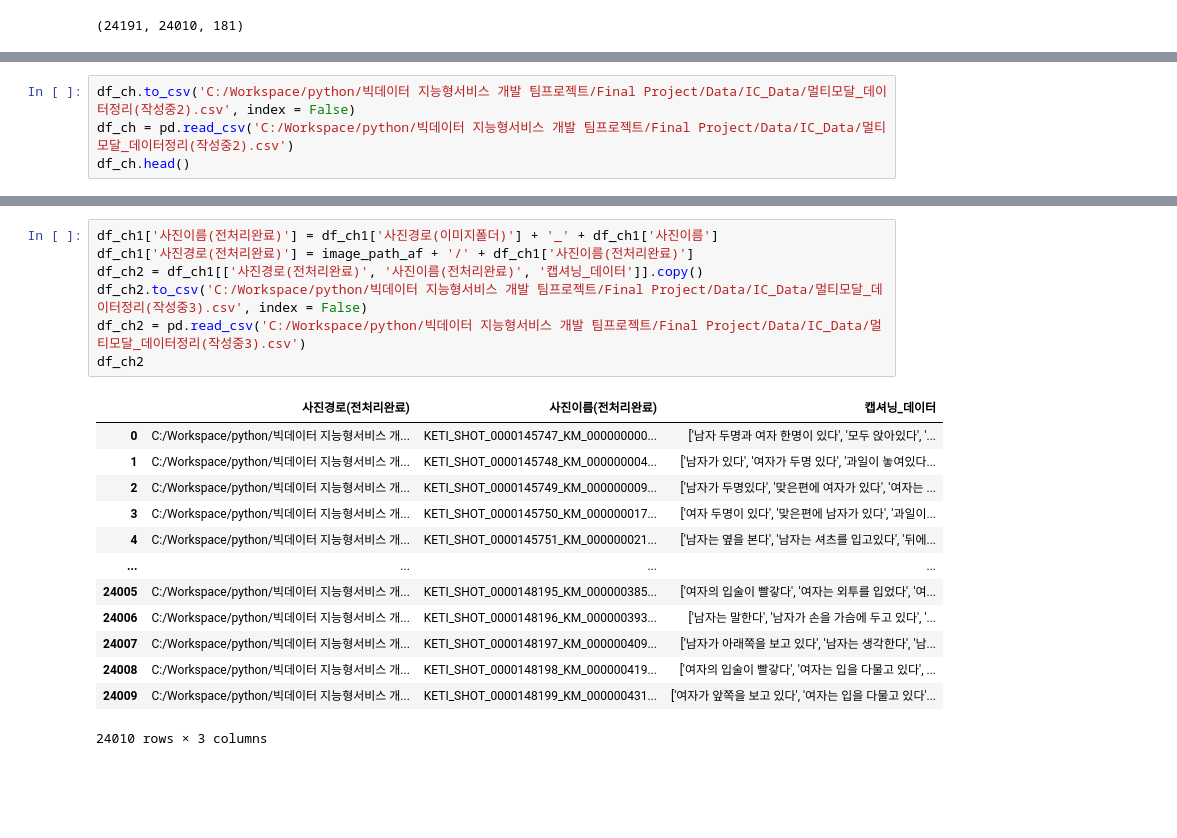
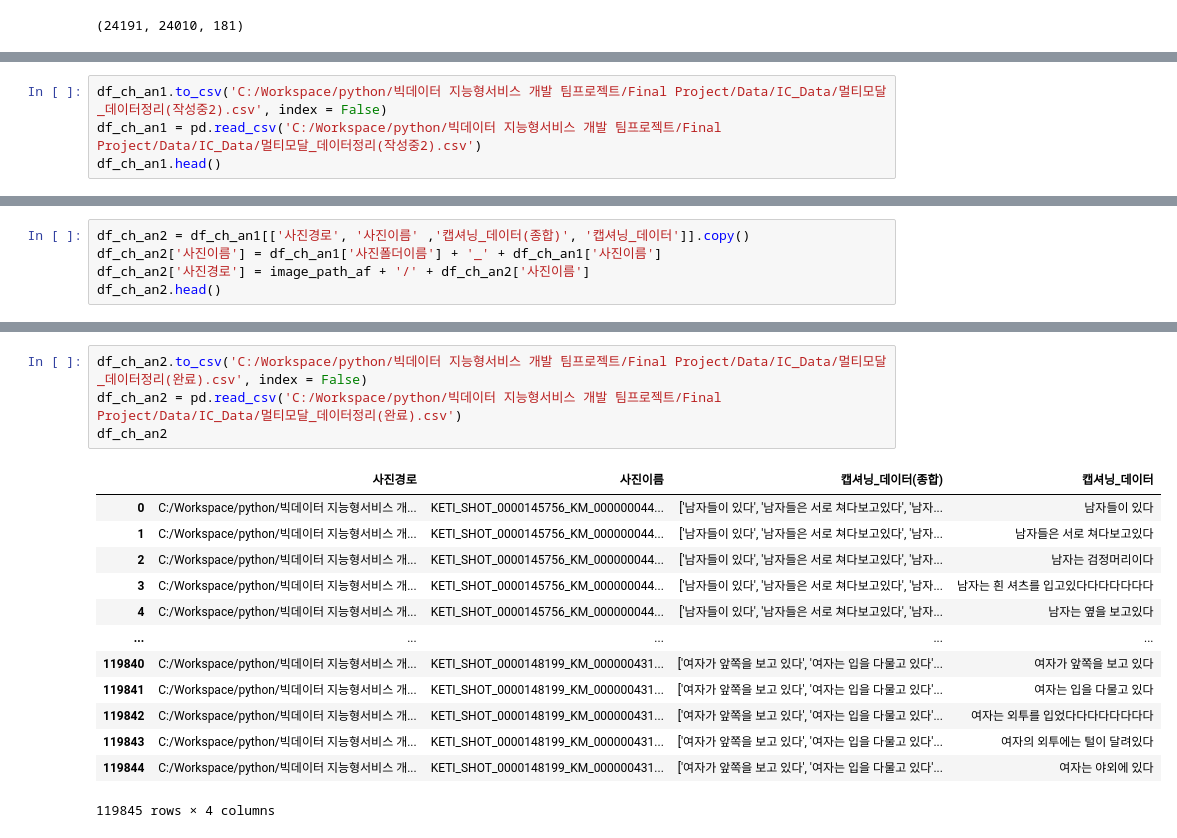
Before and after one commit to Bigdata92/Multicampus-Final_PleaseTell-, a Jupyter notebook: Image_Captioning/멀티모달 데이터 전처리01.ipynb, the cells around one changed output, grey strips where cells are left out. Drawn from its saved outputs; the diff is of its cells as text; blank space fills up the shorter version.

```diff
--- a/Image_Captioning/멀티모달 데이터 전처리01.ipynb
+++ b/Image_Captioning/멀티모달 데이터 전처리01.ipynb
@@ -202,5 +274,5 @@ Image.open(df_ch['사진경로(전체경로)'][n])
 # %%
-df_ch.to_csv('C:/Workspace/python/빅데이터 지능형서비스 개발 팀프로젝트/Final Project/Data/IC_Data/멀티모달_데이터정리(작성중2).csv', index = False)
-df_ch = pd.read_csv('C:/Workspace/python/빅데이터 지능형서비스 개발 팀프로젝트/Final Project/Data/IC_Data/멀티모달_데이터정리(작성중2).csv')
-df_ch.head()
+df_ch_an1.to_csv('C:/Workspace/python/빅데이터 지능형서비스 개발 팀프로젝트/Final Project/Data/IC_Data/멀티모달_데이터정리(작성중2).csv', index = False)
+df_ch_an1 = pd.read_csv('C:/Workspace/python/빅데이터 지능형서비스 개발 팀프로젝트/Final Project/Data/IC_Data/멀티모달_데이터정리(작성중2).csv')
+df_ch_an1.head()
 # %% [output]
@@ -233,0 +306,5 @@ for i in tqdm(range(len(df_ch['사진경로(전체경로)']))):
+# %%
+df_ch_an2 = df_ch_an1[['사진경로', '사진이름' ,'캡셔닝_데이터(종합)', '캡셔닝_데이터']].copy()
+df_ch_an2['사진이름'] = df_ch_an1['사진폴더이름'] + '_' + df_ch_an1['사진이름']
+df_ch_an2['사진경로'] = image_path_af + '/' + df_ch_an2['사진이름']
+df_ch_an2.head()
@@ -234,23 +419,20 @@ for i in tqdm(range(len(df_ch['사진경로(전체경로)']))):
 # %%
-df_ch1['사진이름(전처리완료)'] = df_ch1['사진경로(이미지폴더)'] + '_' + df_ch1['사진이름']
-df_ch1['사진경로(전처리완료)'] = image_path_af + '/' + df_ch1['사진이름(전처리완료)']
-df_ch2 = df_ch1[['사진경로(전처리완료)', '사진이름(전처리완료)', '캡셔닝_데이터']].copy()
-df_ch2.to_csv('C:/Workspace/python/빅데이터 지능형서비스 개발 팀프로젝트/Final Project/Data/IC_Data/멀티모달_데이터정리(작성중3).csv', index = False)
-df_ch2 = pd.read_csv('C:/Workspace/python/빅데이터 지능형서비스 개발 팀프로젝트/Final Project/Data/IC_Data/멀티모달_데이터정리(작성중3).csv')
-df_ch2
+df_ch_an2.to_csv('C:/Workspace/python/빅데이터 지능형서비스 개발 팀프로젝트/Final Project/Data/IC_Data/멀티모달_데이터정리(완료).csv', index = False)
+df_ch_an2 = pd.read_csv('C:/Workspace/python/빅데이터 지능형서비스 개발 팀프로젝트/Final Project/Data/IC_Data/멀티모달_데이터정리(완료).csv')
+df_ch_an2
 # %% [output]
-|  | 사진경로(전처리완료) | 사진이름(전처리완료) | 캡셔닝_데이터 |
-| 0 | C:/Workspace/python/빅데이터 지능형서비스 개... | KETI_SHOT_0000145747_KM_000000000... | ['남자 두명과 여자 한명이 있다', '모두 앉아있다', '... |
-| 1 | C:/Workspace/python/빅데이터 지능형서비스 개... | KETI_SHOT_0000145748_KM_000000004... | ['남자가 있다', '여자가 두명 있다', '과일이 놓여있다... |
-| 2 | C:/Workspace/python/빅데이터 지능형서비스 개... | KETI_SHOT_0000145749_KM_000000009... | ['남자가 두명있다', '맞은편에 여자가 있다', '여자는 ... |
-| 3 | C:/Workspace/python/빅데이터 지능형서비스 개... | KETI_SHOT_0000145750_KM_000000017... | ['여자 두명이 있다', '맞은편에 남자가 있다', '과일이... |
-| 4 | C:/Workspace/python/빅데이터 지능형서비스 개... | KETI_SHOT_0000145751_KM_000000021... | ['남자는 옆을 본다', '남자는 셔츠를 입고있다', '뒤에... |
-| ... | ... | ... | ... |
-| 24005 | C:/Workspace/python/빅데이터 지능형서비스 개... | KETI_SHOT_0000148195_KM_000000385... | ['여자의 입술이 빨갛다', '여자는 외투를 입었다', '여... |
-| 24006 | C:/Workspace/python/빅데이터 지능형서비스 개... | KETI_SHOT_0000148196_KM_000000393... | ['남자는 말한다', '남자가 손을 가슴에 두고 있다', '... |
-| 24007 | C:/Workspace/python/빅데이터 지능형서비스 개... | KETI_SHOT_0000148197_KM_000000409... | ['남자가 아래쪽을 보고 있다', '남자는 생각한다', '남... |
-| 24008 | C:/Workspace/python/빅데이터 지능형서비스 개... | KETI_SHOT_0000148198_KM_000000419... | ['여자의 입술이 빨갛다', '여자는 입을 다물고 있다', ... |
-| 24009 | C:/Workspace/python/빅데이터 지능형서비스 개... | KETI_SHOT_0000148199_KM_000000431... | ['여자가 앞쪽을 보고 있다', '여자는 입을 다물고 있다'... |
+|  | 사진경로 | 사진이름 | 캡셔닝_데이터(종합) | 캡셔닝_데이터 |
+| 0 | C:/Workspace/python/빅데이터 지능형서비스 개... | KETI_SHOT_0000145756_KM_000000044... | ['남자들이 있다', '남자들은 서로 쳐다보고있다', '남자... | 남자들이 있다 |
+| 1 | C:/Workspace/python/빅데이터 지능형서비스 개... | KETI_SHOT_0000145756_KM_000000044... | ['남자들이 있다', '남자들은 서로 쳐다보고있다', '남자... | 남자들은 서로 쳐다보고있다 |
+| 2 | C:/Workspace/python/빅데이터 지능형서비스 개... | KETI_SHOT_0000145756_KM_000000044... | ['남자들이 있다', '남자들은 서로 쳐다보고있다', '남자... | 남자는 검정머리이다 |
+| 3 | C:/Workspace/python/빅데이터 지능형서비스 개... | KETI_SHOT_0000145756_KM_000000044... | ['남자들이 있다', '남자들은 서로 쳐다보고있다', '남자... | 남자는 흰 셔츠를 입고있다다다다다다다 |
+| 4 | C:/Workspace/python/빅데이터 지능형서비스 개... | KETI_SHOT_0000145756_KM_000000044... | ['남자들이 있다', '남자들은 서로 쳐다보고있다', '남자... | 남자는 옆을 보고있다 |
+| ... | ... | ... | ... | ... |
+| 119840 | C:/Workspace/python/빅데이터 지능형서비스 개... | KETI_SHOT_0000148199_KM_000000431... | ['여자가 앞쪽을 보고 있다', '여자는 입을 다물고 있다'... | 여자가 앞쪽을 보고 있다 |
+| 119841 | C:/Workspace/python/빅데이터 지능형서비스 개... | KETI_SHOT_0000148199_KM_000000431... | ['여자가 앞쪽을 보고 있다', '여자는 입을 다물고 있다'... | 여자는 입을 다물고 있다 |
+| 119842 | C:/Workspace/python/빅데이터 지능형서비스 개... | KETI_SHOT_0000148199_KM_000000431... | ['여자가 앞쪽을 보고 있다', '여자는 입을 다물고 있다'... | 여자는 외투를 입었다다다다다다다다 |
+| 119843 | C:/Workspace/python/빅데이터 지능형서비스 개... | KETI_SHOT_0000148199_KM_000000431... | ['여자가 앞쪽을 보고 있다', '여자는 입을 다물고 있다'... | 여자의 외투에는 털이 달려있다 |
+| 119844 | C:/Workspace/python/빅데이터 지능형서비스 개... | KETI_SHOT_0000148199_KM_000000431... | ['여자가 앞쪽을 보고 있다', '여자는 입을 다물고 있다'... | 여자는 야외에 있다 |
-24010 rows × 3 columns
+119845 rows × 4 columns
 # %%
 from PIL import Image
```
Also changed, not shown: parts of 24 cells of this notebook.
